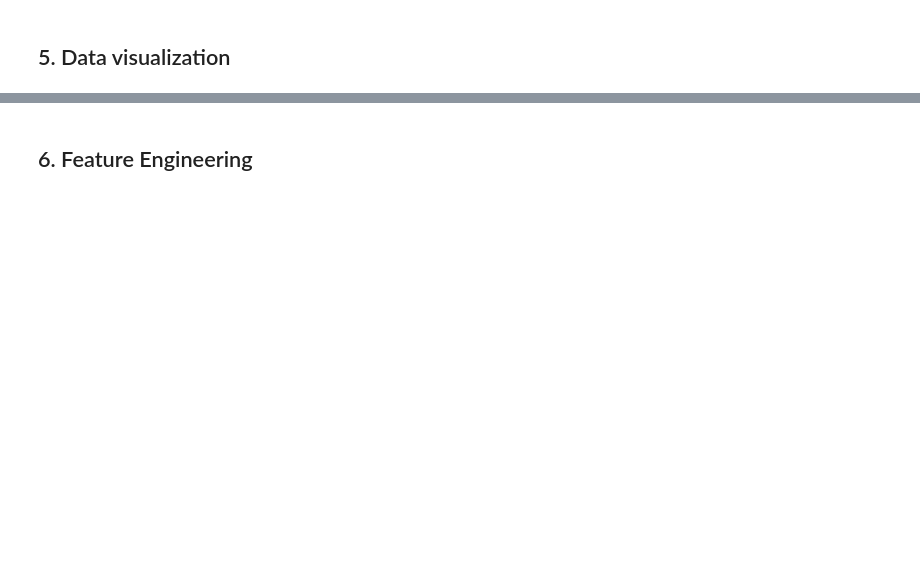
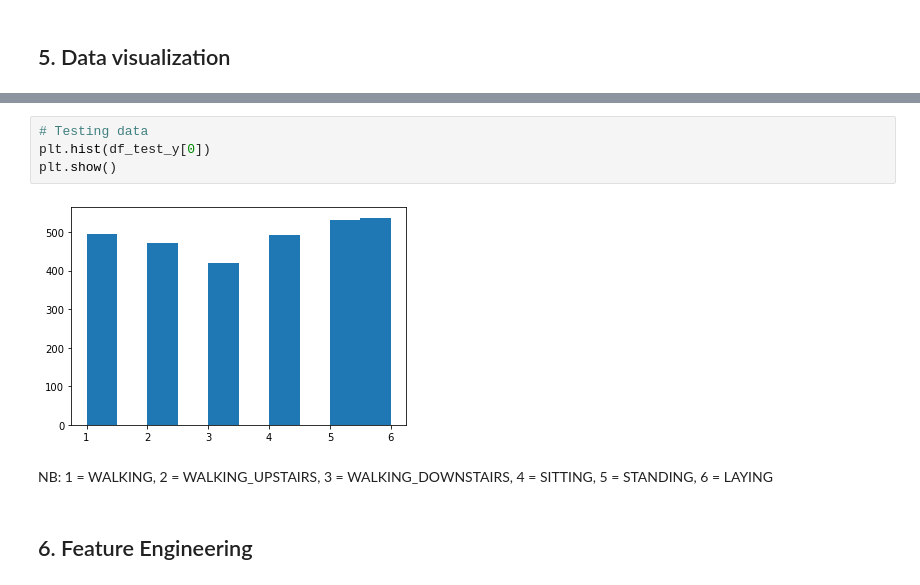
Before and after one commit to danpon/-coursera_ibm_datascience_advanced-, a Jupyter notebook: 04_Advanced_DataScience_Capstone/week4/Coursera_Advanced_Data_Science_Capstone.ipynb, the cells around one changed output, grey strips where cells are left out. Cells and saved outputs as stored; diff of their text form; blank space fills up the shorter version.

```diff
--- a/04_Advanced_DataScience_Capstone/week4/Coursera_Advanced_Data_Science_Capstone.ipynb
+++ b/04_Advanced_DataScience_Capstone/week4/Coursera_Advanced_Data_Science_Capstone.ipynb
@@ -170,2 +187,10 @@ Name: 0, dtype: int64
+# %%
+# Testing data
+plt.hist(df_test_y[0])
+plt.show()
+# %% [output]
+[figure, added]
+# %% [markdown]
+ NB: 1 = WALKING, 2 = WALKING_UPSTAIRS, 3 = WALKING_DOWNSTAIRS, 4 = SITTING, 5 = STANDING, 6 = LAYING
 # %% [markdown]
 ## 6. Feature Engineering
```
Also changed, not shown: parts of 18 cells of this notebook.
